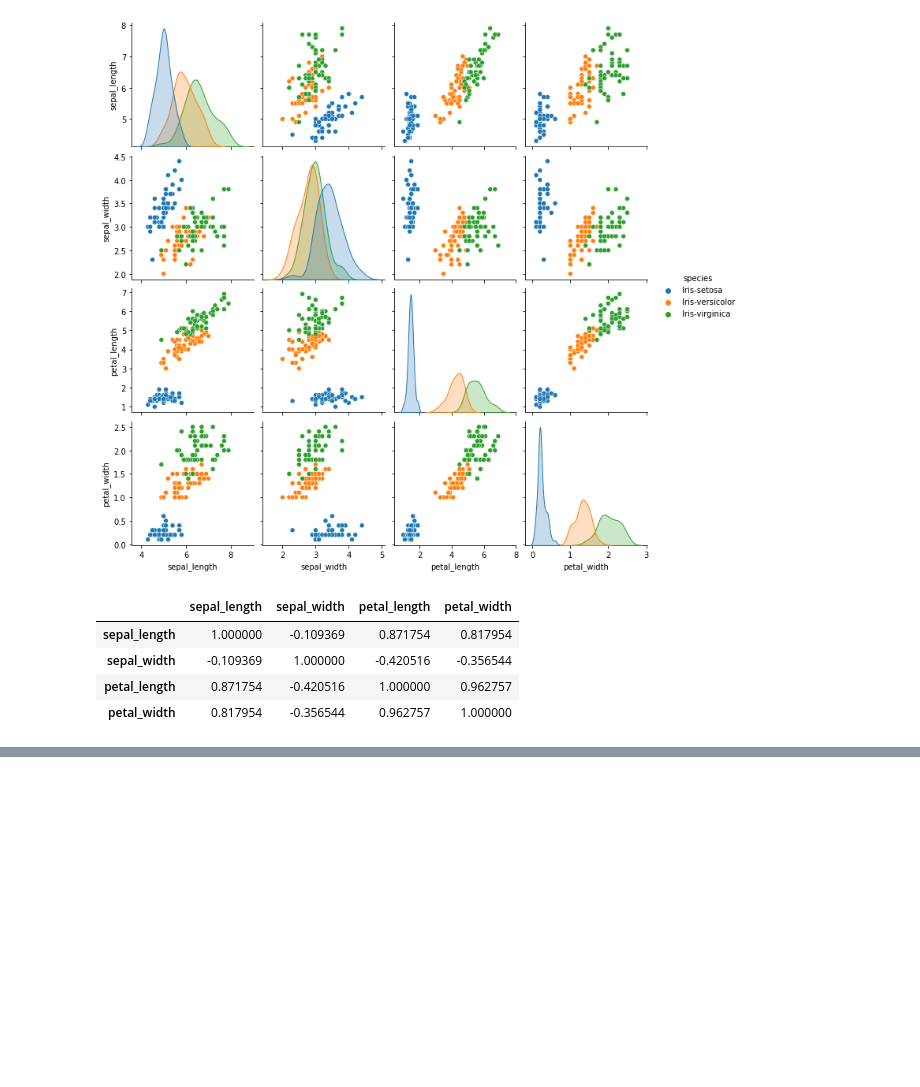
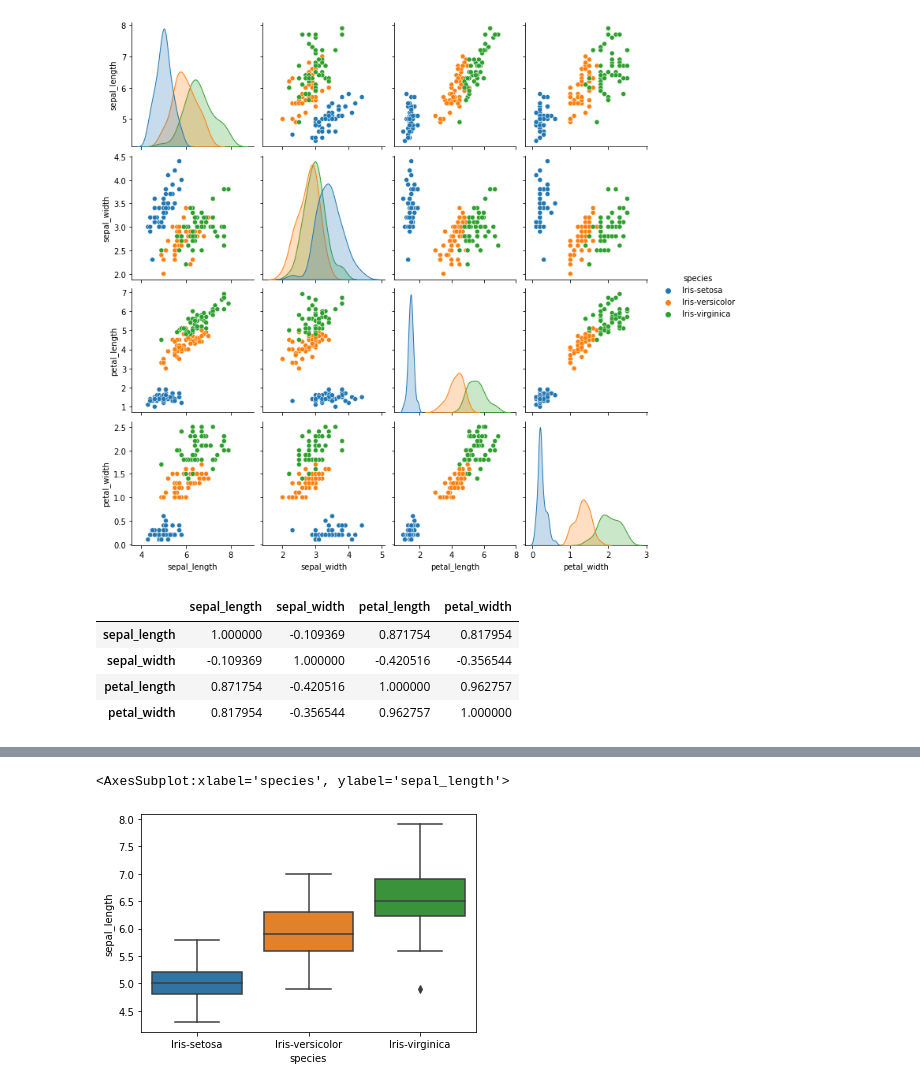
Before and after one commit to Zavi77/K_Journey, a Jupyter notebook: Iris.ipynb, the cells around one changed output, grey strips where cells are left out. Saved outputs shown, nothing was run; the diff lists cells and outputs as text; code cells hidden in the pictures; blank space fills up the shorter version.

```diff
--- a/Iris.ipynb
+++ b/Iris.ipynb
@@ -112,0 +131,5 @@ iris.corr()
+# %%
+sns.boxplot('species','sepal_length',data =iris)
+# %% [output]
+<AxesSubplot:xlabel='species', ylabel='sepal_length'>
+[figure, added]
```
Also changed, not shown: parts of 10 cells of this notebook.
